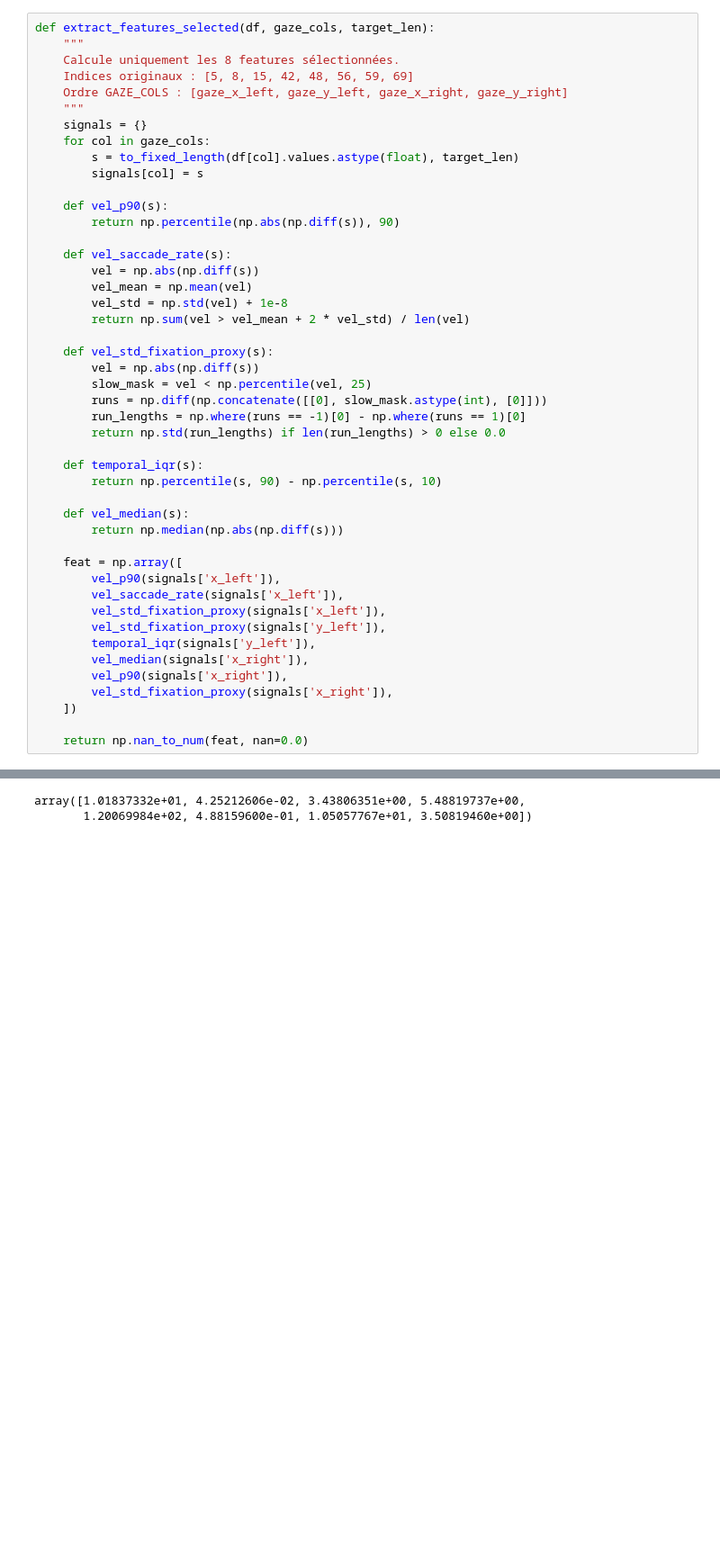
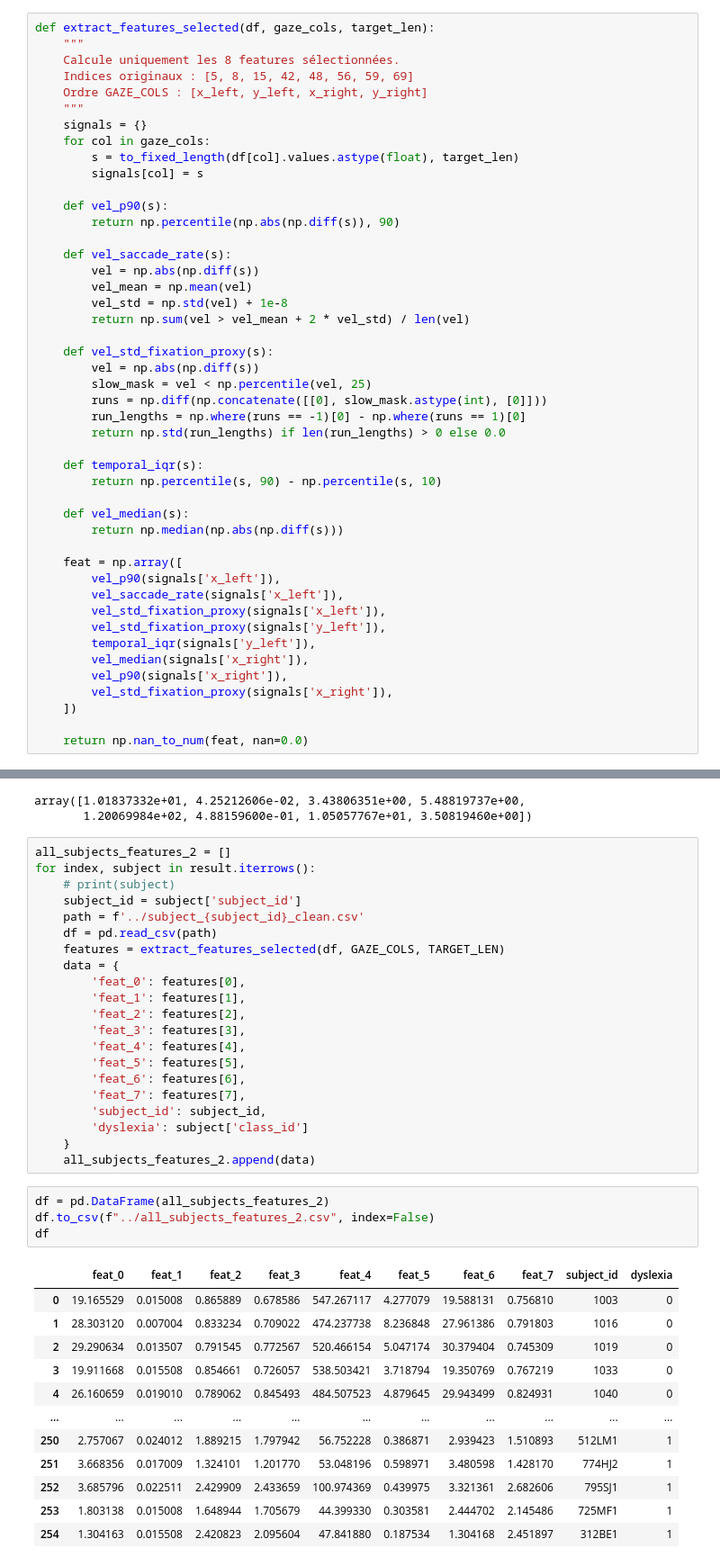
Before and after one commit to Maelle05/DyslexIA, a Jupyter notebook: Dataset/scripts/norm_datasets.ipynb, the cells around one changed output, grey strips where cells are left out. Shown at 90% size. Drawn from its saved outputs; the diff is of its cells as text; blank space fills up the shorter version.

```diff
--- a/Dataset/scripts/norm_datasets.ipynb
+++ b/Dataset/scripts/norm_datasets.ipynb
@@ -192,7 +194,7 @@ def extract_features_selected(df, gaze_cols, target_len):
     """
     Calcule uniquement les 8 features sélectionnées.
     Indices originaux : [5, 8, 15, 42, 48, 56, 59, 69]
-    Ordre GAZE_COLS : [gaze_x_left, gaze_y_left, gaze_x_right, gaze_y_right]
+    Ordre GAZE_COLS : [x_left, y_left, x_right, y_right]
     """
     signals = {}
     for col in gaze_cols:
@@ -238,3 +240,41 @@ extract_features_selected(df, GAZE_COLS, TARGET_LEN)
 # %% [output]
 array([1.01837332e+01, 4.25212606e-02, 3.43806351e+00, 5.48819737e+00,
        1.20069984e+02, 4.88159600e-01, 1.05057767e+01, 3.50819460e+00])
+# %%
+all_subjects_features_2 = []
+for index, subject in result.iterrows():
+    # print(subject)
+    subject_id = subject['subject_id']
+    path = f'../subject_{subject_id}_clean.csv'
+    df = pd.read_csv(path)
+    features = extract_features_selected(df, GAZE_COLS, TARGET_LEN)
+    data = {
+        'feat_0': features[0],
+        'feat_1': features[1],
+        'feat_2': features[2],
+        'feat_3': features[3],
+        'feat_4': features[4],
+        'feat_5': features[5],
+        'feat_6': features[6],
+        'feat_7': features[7],
+        'subject_id': subject_id,
+        'dyslexia': subject['class_id']
+    }
+    all_subjects_features_2.append(data)
+# %%
+df = pd.DataFrame(all_subjects_features_2)
+df.to_csv(f"../all_subjects_features_2.csv", index=False)
+df
+# %% [output]
+|  | feat_0 | feat_1 | feat_2 | feat_3 | feat_4 | feat_5 | feat_6 | feat_7 | subject_id | dyslexia |
+| 0 | 19.165529 | 0.015008 | 0.865889 | 0.678586 | 547.267117 | 4.277079 | 19.588131 | 0.756810 | 1003 | 0 |
+| 1 | 28.303120 | 0.007004 | 0.833234 | 0.709022 | 474.237738 | 8.236848 | 27.961386 | 0.791803 | 1016 | 0 |
+| 2 | 29.290634 | 0.013507 | 0.791545 | 0.772567 | 520.466154 | 5.047174 | 30.379404 | 0.745309 | 1019 | 0 |
+| 3 | 19.911668 | 0.015508 | 0.854661 | 0.726057 | 538.503421 | 3.718794 | 19.350769 | 0.767219 | 1033 | 0 |
+| 4 | 26.160659 | 0.019010 | 0.789062 | 0.845493 | 484.507523 | 4.879645 | 29.943499 | 0.824931 | 1040 | 0 |
+| ... | ... | ... | ... | ... | ... | ... | ... | ... | ... | ... |
+| 250 | 2.757067 | 0.024012 | 1.889215 | 1.797942 | 56.752228 | 0.386871 | 2.939423 | 1.510893 | 512LM1 | 1 |
+| 251 | 3.668356 | 0.017009 | 1.324101 | 1.201770 | 53.048196 | 0.598971 | 3.480598 | 1.428170 | 774HJ2 | 1 |
+| 252 | 3.685796 | 0.022511 | 2.429909 | 2.433659 | 100.974369 | 0.439975 | 3.321361 | 2.682606 | 795SJ1 | 1 |
+| 253 | 1.803138 | 0.015008 | 1.648944 | 1.705679 | 44.399330 | 0.303581 | 2.444702 | 2.145486 | 725MF1 | 1 |
+| 254 | 1.304163 | 0.015508 | 2.420823 | 2.095604 | 47.841880 | 0.187534 | 1.304168 | 2.451897 | 312BE1 | 1 |
```
Also changed, not shown: parts of 3 cells of this notebook, 2 other files.
